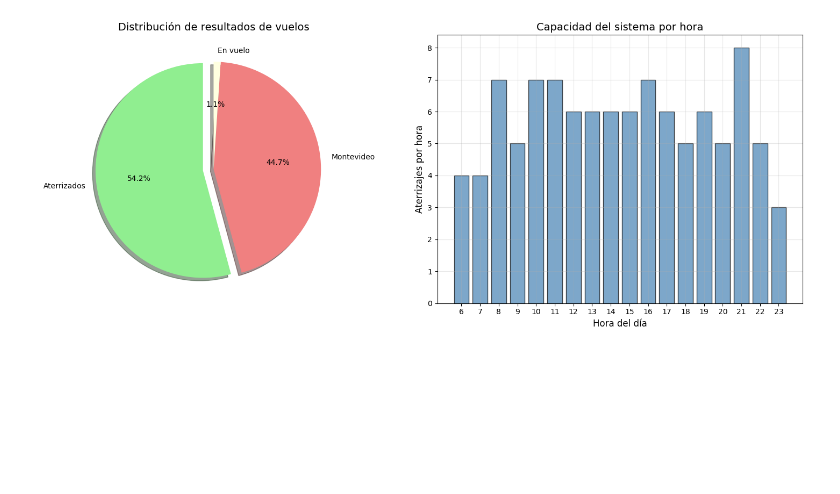
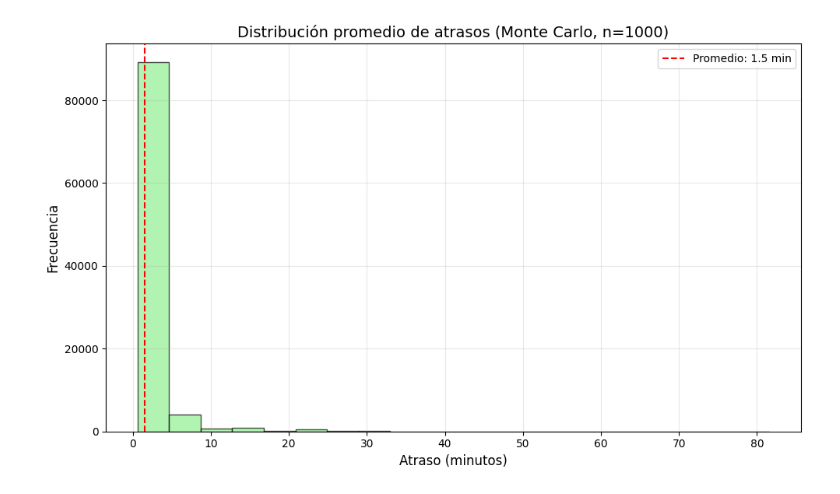
Before and after one commit to olinicholson/acn_tp1, a Jupyter notebook: graficos.ipynb, the cells around one changed output. Cells and saved outputs as stored; diff of their text form; code cells hidden in the pictures; blank space fills up the shorter version.

```diff
--- a/graficos.ipynb
+++ b/graficos.ipynb
@@ -231,4 +167,30 @@ def plot_system_efficiency(planes):
-# %%
-plot_system_efficiency(planes)
-# %% [output]
-[figure, removed]
+# %%
+# Análisis de atrasos promedio con Monte Carlo
+
+def plot_delay_analysis_mc(all_planes):
+    """
+    Analiza y grafica los atrasos promedio de las aeronaves usando Monte Carlo.
+    """
+    delays_all = []
+    def baseline_time_from_100nm():
+        t = 50/(300/60) + 35/(250/60) + 10/(200/60) + 5/(150/60)
+        return t
+    baseline = baseline_time_from_100nm()
+    for planes in all_planes:
+        landed = [p for p in planes if p.status == 'landed' and p.landed_time is not None]
+        delays = [(p.landed_time - p.appear_time) - baseline for p in landed]
+        delays_all.extend(delays)
+    plt.figure(figsize=(10, 6))
+    plt.hist(delays_all, bins=20, color='lightgreen', edgecolor='black', alpha=0.7)
+    plt.xlabel('Atraso (minutos)', fontsize=12)
+    plt.ylabel('Frecuencia', fontsize=12)
+    plt.title(f'Distribución promedio de atrasos (Monte Carlo, n={n_mc})', fontsize=14)
+    plt.grid(True, alpha=0.3)
+    plt.axvline(x=np.mean(delays_all), color='red', linestyle='--', label=f'Promedio: {np.mean(delays_all):.1f} min')
+    plt.legend()
+    plt.tight_layout()
+    plt.show()
+
+plot_delay_analysis_mc(all_planes)
+# %% [output]
+[figure, added]
```
Also changed, not shown: parts of 12 cells of this notebook, 1 other file.
